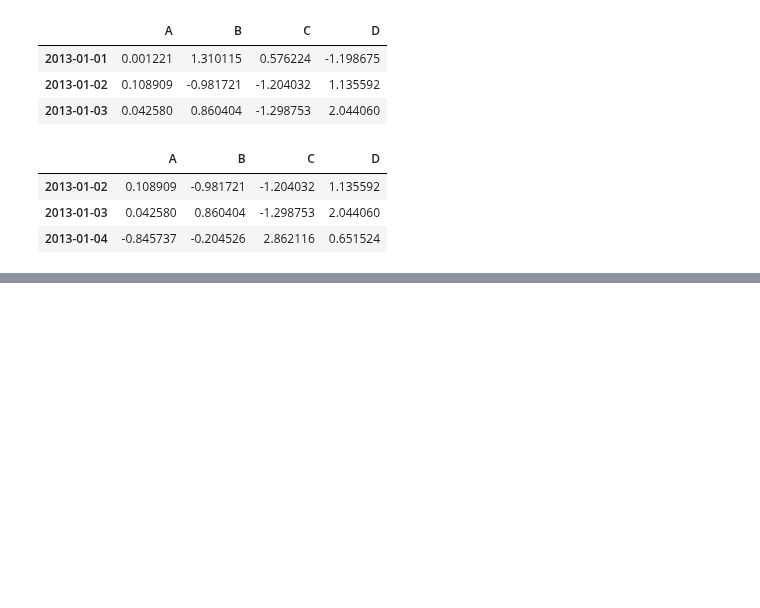
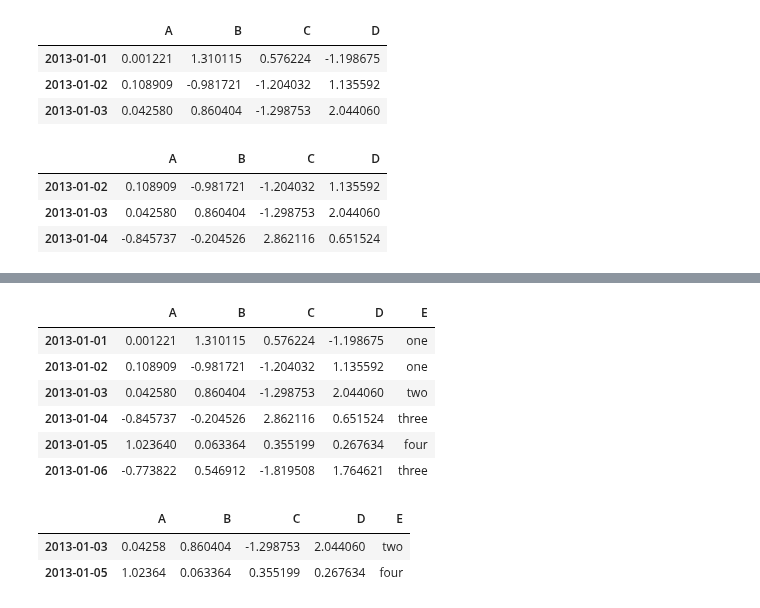
Before and after one commit to godontop/python, a Jupyter notebook: notebook/0001.ipynb, the cells around one changed output, grey strips where cells are left out. Cells and saved outputs as stored; diff of their text form; code cells hidden in the pictures; blank space fills up the shorter version.

```diff
--- a/notebook/0001.ipynb
+++ b/notebook/0001.ipynb
@@ -400,0 +531,19 @@ df['20130102':'20130104']
+# %%
+# 使用 pandas.Series.isin() 方法过滤
+df2 = df.copy()
+df2['E'] = ['one', 'one', 'two', 'three', 'four', 'three']
+df2
+# %% [output]
+|  | A | B | C | D | E |
+| 2013-01-01 | 0.001221 | 1.310115 | 0.576224 | -1.198675 | one |
+| 2013-01-02 | 0.108909 | -0.981721 | -1.204032 | 1.135592 | one |
+| 2013-01-03 | 0.042580 | 0.860404 | -1.298753 | 2.044060 | two |
+| 2013-01-04 | -0.845737 | -0.204526 | 2.862116 | 0.651524 | three |
+| 2013-01-05 | 1.023640 | 0.063364 | 0.355199 | 0.267634 | four |
+| 2013-01-06 | -0.773822 | 0.546912 | -1.819508 | 1.764621 | three |
+# %%
+df2[df2['E'].isin(['two', 'four'])]  # 选择E列的值为two或four的行
+# %% [output]
+|  | A | B | C | D | E |
+| 2013-01-03 | 0.04258 | 0.860404 | -1.298753 | 2.044060 | two |
+| 2013-01-05 | 1.02364 | 0.063364 | 0.355199 | 0.267634 | four |
```
Also changed, not shown: parts of 25 cells of this notebook.
